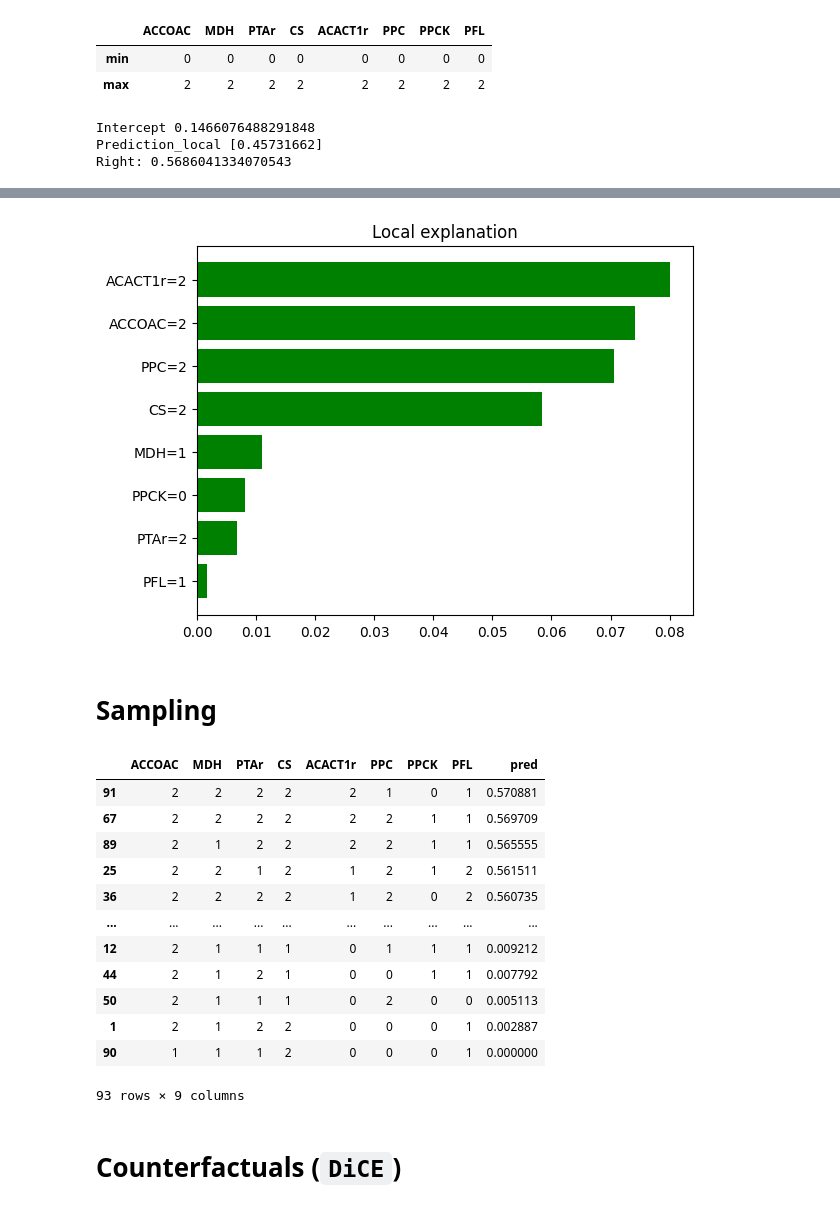
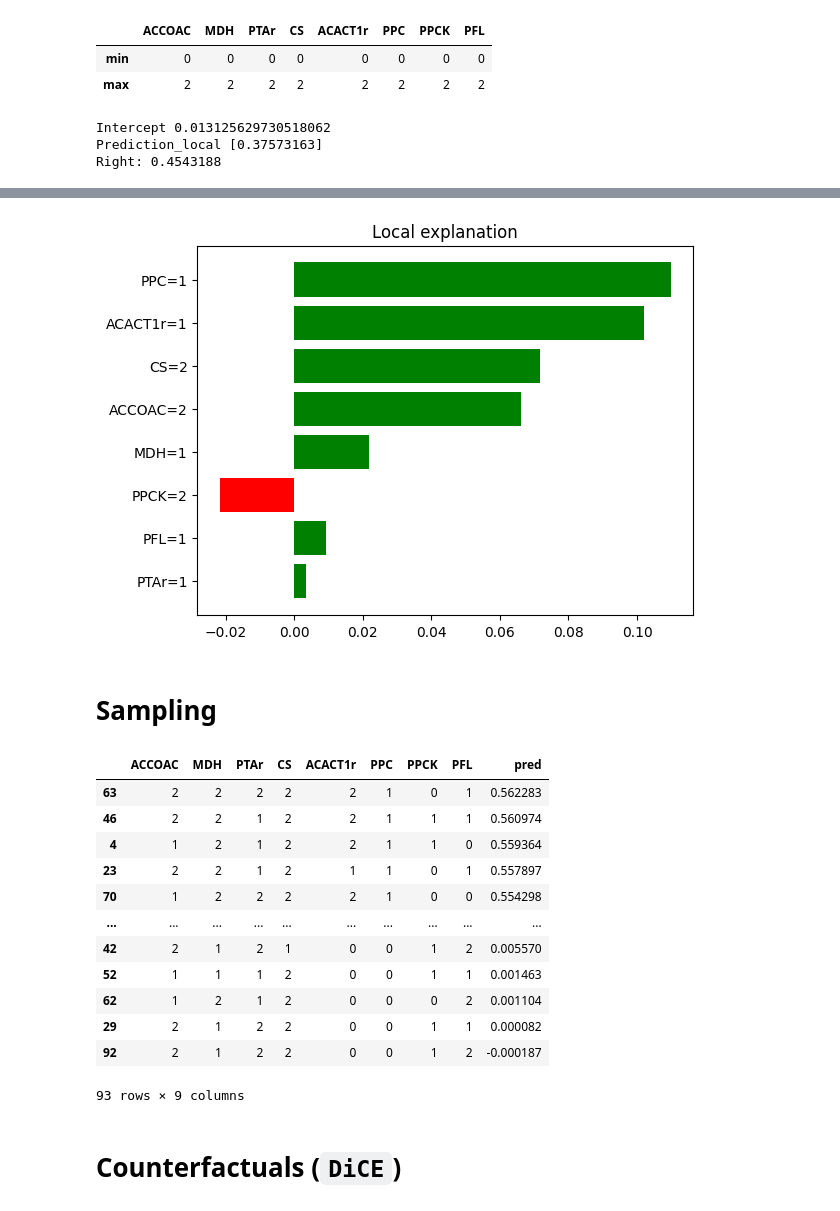
Before and after one commit to costasmexis/straindesignXAI, a Jupyter notebook: notebooks/Isoprenol_manual.ipynb, the cells around one changed output, grey strips where cells are left out. Cells and saved outputs as stored; diff of their text form; code cells hidden in the pictures.

```diff
--- a/notebooks/Isoprenol_manual.ipynb
+++ b/notebooks/Isoprenol_manual.ipynb
@@ -101,3 +85,42 @@ with open('../models/rf_isoprenol.pkl', 'wb') as model_file:
+# %%
+import optuna
+from sklearn.model_selection import cross_val_score
+import xgboost as xgb
+
+X_train = df[INPUT_VARS]
+y_train = df[RESPONSE_VARS].values.ravel()
+
+def objective(trial):
+    params = {
+        'objective': 'reg:squarederror',
+        'eval_metric': 'mae',
+        'booster': trial.suggest_categorical('booster', ['gbtree', 'gblinear', 'dart']),
+        'max_depth': trial.suggest_int('max_depth', 3, 10),
+        'n_estimators': trial.suggest_int('n_estimators', 3, 200),
+        'learning_rate': trial.suggest_float('learning_rate', 0.01, 0.1, log=True),
+        'subsample': trial.suggest_uniform('subsample', 0.5, 1),
+        'colsample_bytree': trial.suggest_uniform('colsample_bytree', 0.5, 1),
+        'min_child_weight': trial.suggest_int('min_child_weight', 1, 12)
+    }
+
+    model = xgb.XGBRegressor(**params)
+
+    # Perform cross-validation
+    scores = cross_val_score(model, X_train, y_train, cv=5, scoring='neg_mean_absolute_error')
+    mae = -scores.mean()
+
+    return mae
+
+study = optuna.create_study(direction='minimize')
+study.optimize(objective, n_trials=100)
+
+best_params = study.best_params
+final_model = xgb.XGBRegressor(**best_params)
+final_model.fit(X_train, y_train)
+
+# save the model to disk using pickle
+with open('../models/xgb_isoprenol.pkl', 'wb') as model_file:
+    pickle.dump(final_model, model_file)
 # %%
 def bootstrap(X, y, model: object, n: int = 100):
     mae_values = []
@@ -209,23 +240,23 @@ X_synth = X_synth.astype(int)
 # %%
 import lime
 import lime.lime_tabular
 
 explainer = lime.lime_tabular.LimeTabularExplainer(X_synth[INPUT_VARS].values,
                                                    categorical_features=[i for i in range(len(INPUT_VARS))],
                                                    categorical_names=INPUT_VARS,
                                                    feature_names=X_synth[INPUT_VARS].columns.tolist(),
                                                    verbose=True, mode='regression')
-i = 2
+i = 1
 exp = explainer.explain_instance(X_synth[INPUT_VARS].values[i], final_model.predict)
 exp.show_in_notebook(show_table=True, show_all=True)
 exp.as_list()
 exp.as_pyplot_figure();
 # %% [output]
-Intercept 0.1466076488291848
-Prediction_local [0.45731662]
-Right: 0.5686041334070543
+Intercept 0.013125629730518062
+Prediction_local [0.37573163]
+Right: 0.4543188
 [interactive output not drawn]
-[figure, old version]
+[figure, new version]
 # %% [markdown]
 # Sampling
 # %%
@@ -270,17 +301,17 @@ sample_df.sort_values("pred", ascending=False, inplace=True)
 sample_df
 # %% [output]
 |  | ACCOAC | MDH | PTAr | CS | ACACT1r | PPC | PPCK | PFL | pred |
-| 91 | 2 | 2 | 2 | 2 | 2 | 1 | 0 | 1 | 0.570881 |
-| 67 | 2 | 2 | 2 | 2 | 2 | 2 | 1 | 1 | 0.569709 |
-| 89 | 2 | 1 | 2 | 2 | 2 | 2 | 1 | 1 | 0.565555 |
-| 25 | 2 | 2 | 1 | 2 | 1 | 2 | 1 | 2 | 0.561511 |
-| 36 | 2 | 2 | 2 | 2 | 1 | 2 | 0 | 2 | 0.560735 |
+| 63 | 2 | 2 | 2 | 2 | 2 | 1 | 0 | 1 | 0.562283 |
+| 46 | 2 | 2 | 1 | 2 | 2 | 1 | 1 | 1 | 0.560974 |
+| 4 | 1 | 2 | 1 | 2 | 2 | 1 | 1 | 0 | 0.559364 |
+| 23 | 2 | 2 | 1 | 2 | 1 | 1 | 0 | 1 | 0.557897 |
+| 70 | 1 | 2 | 2 | 2 | 2 | 1 | 0 | 0 | 0.554298 |
 | ... | ... | ... | ... | ... | ... | ... | ... | ... | ... |
-| 12 | 2 | 1 | 1 | 1 | 0 | 1 | 1 | 1 | 0.009212 |
-| 44 | 2 | 1 | 2 | 1 | 0 | 0 | 1 | 1 | 0.007792 |
-| 50 | 2 | 1 | 1 | 1 | 0 | 2 | 0 | 0 | 0.005113 |
-| 1 | 2 | 1 | 2 | 2 | 0 | 0 | 0 | 1 | 0.002887 |
-| 90 | 1 | 1 | 1 | 2 | 0 | 0 | 0 | 1 | 0.000000 |
+| 42 | 2 | 1 | 2 | 1 | 0 | 0 | 1 | 2 | 0.005570 |
+| 52 | 1 | 1 | 1 | 2 | 0 | 0 | 1 | 1 | 0.001463 |
+| 62 | 1 | 2 | 1 | 2 | 0 | 0 | 0 | 2 | 0.001104 |
+| 29 | 2 | 1 | 2 | 2 | 0 | 0 | 1 | 1 | 0.000082 |
+| 92 | 2 | 1 | 2 | 2 | 0 | 0 | 1 | 2 | -0.000187 |
 93 rows × 9 columns
 # %% [markdown]
 # Counterfactuals (`DiCE`)
```
Also changed, not shown: parts of 12 cells of this notebook, 15 other files.
